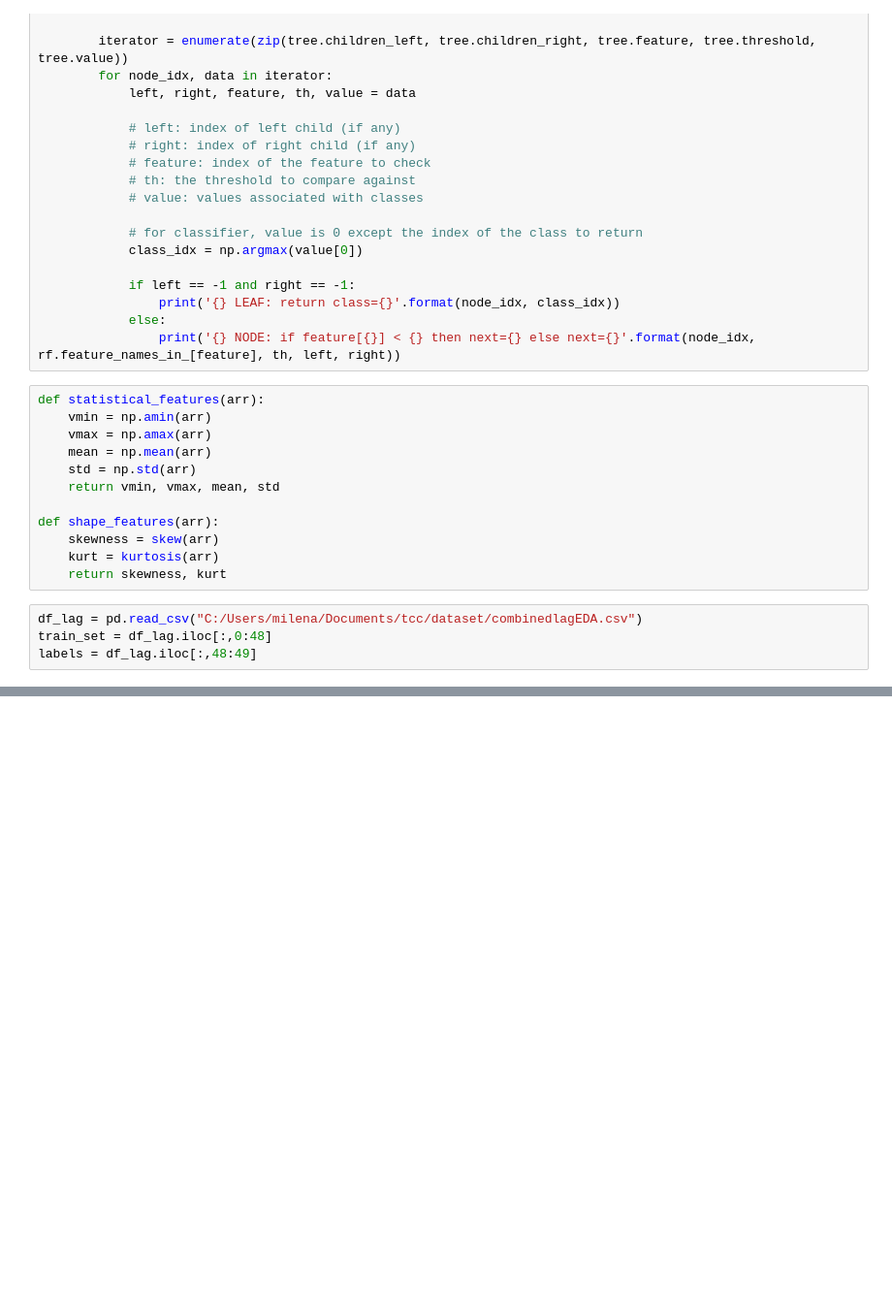
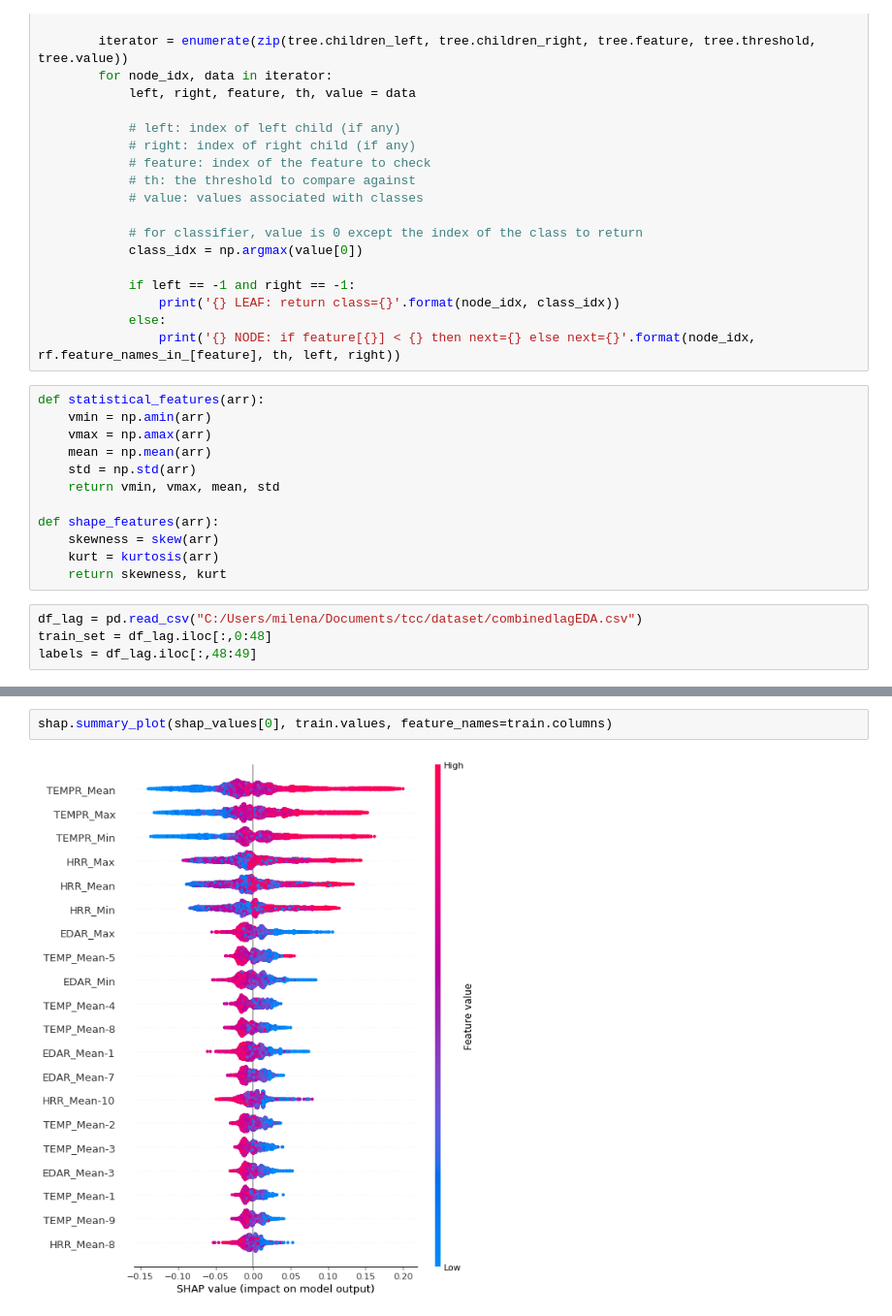
Before and after one commit to misefe1964/XIA-Stress-Detection, a Jupyter notebook: tcc.ipynb, the cells around one changed output, grey strips where cells are left out. Shown at 97% size. Cells and saved outputs as stored; diff of their text form; blank space fills up the shorter version.

```diff
--- a/tcc.ipynb
+++ b/tcc.ipynb
@@ -219,0 +110,4 @@ shap.summary_plot(shap_values, train)
+# %%
+shap.summary_plot(shap_values[0], train.values, feature_names=train.columns)
+# %% [output]
+[figure, added]
```
Also changed, not shown: parts of 75 cells of this notebook, 1 other file.
